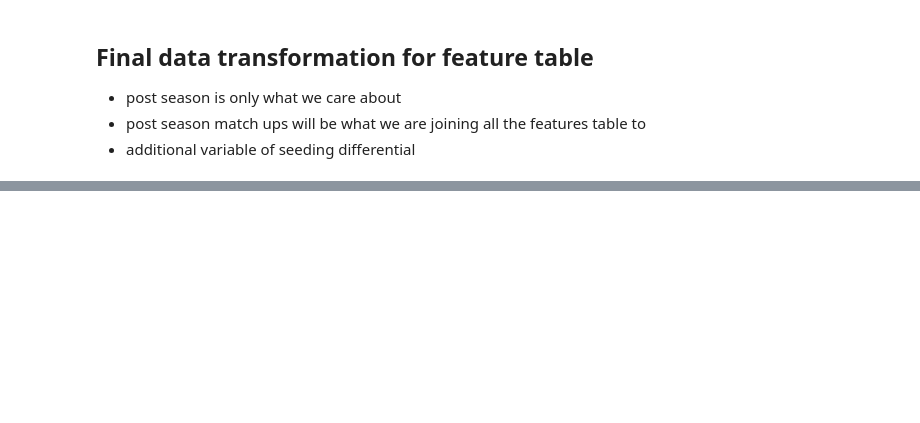
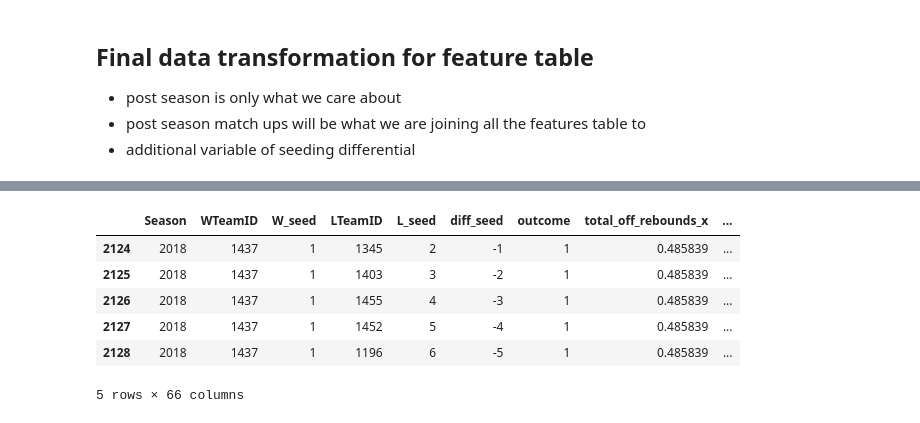
Before and after one commit to shumingpeh/kaggle-ncaa-madness-men, a Jupyter notebook: feature-selection.ipynb, the cells around one changed output, grey strips where cells are left out. Cells and saved outputs as stored; diff of their text form; code cells hidden in the pictures; blank space fills up the shorter version.

```diff
--- a/feature-selection.ipynb
+++ b/feature-selection.ipynb
@@ -314,0 +234,17 @@ array(['diff_seed', 'win_rate_post', 'win_rate_home', 'avg_win_score_by',
+# %%
+prediction_df = (
+    winning_team_perspective_df.append(losing_team_perspective_df)
+)
+
+train_df = prediction_df.query("Season >= 2003 & Season <= 2017")
+test_df = prediction_df.query("Season == 2018")
+
+test_df.head()
+# %% [output]
+|  | Season | WTeamID | W_seed | LTeamID | L_seed | diff_seed | outcome | total_off_rebounds_x | ... |
+| 2124 | 2018 | 1437 | 1 | 1345 | 2 | -1 | 1 | 0.485839 | ... |
+| 2125 | 2018 | 1437 | 1 | 1403 | 3 | -2 | 1 | 0.485839 | ... |
+| 2126 | 2018 | 1437 | 1 | 1455 | 4 | -3 | 1 | 0.485839 | ... |
+| 2127 | 2018 | 1437 | 1 | 1452 | 5 | -4 | 1 | 0.485839 | ... |
+| 2128 | 2018 | 1437 | 1 | 1196 | 6 | -5 | 1 | 0.485839 | ... |
+5 rows × 66 columns
```
Also changed, not shown: parts of 94 cells of this notebook, 28 other files.
